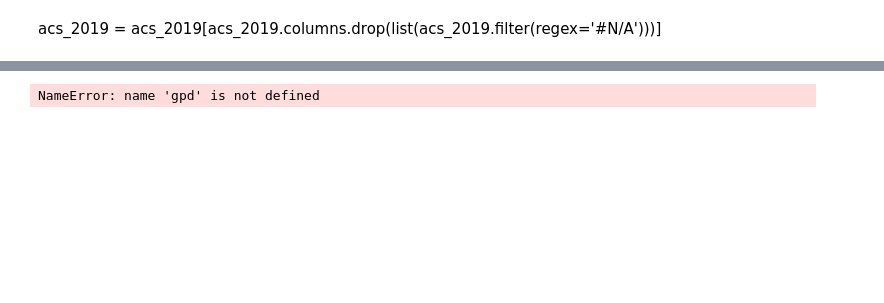
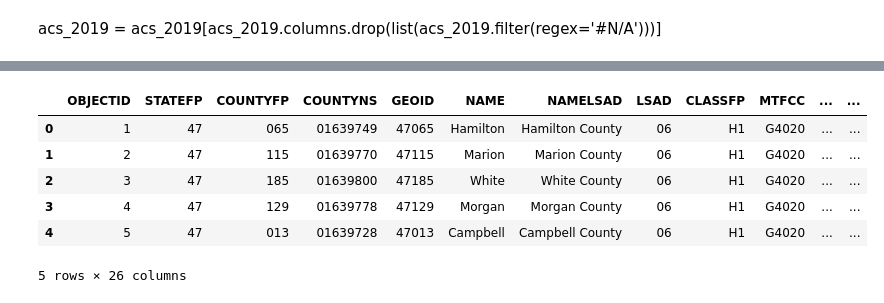
Before and after one commit to tigerbelle07/Capstone, a Jupyter notebook: notebooks/Capstone- Breast Cancer - Census Data_v2.ipynb, the cells around one changed output, grey strips where cells are left out. Saved outputs shown, nothing was run; the diff lists cells and outputs as text; code cells hidden in the pictures; blank space fills up the shorter version.

```diff
--- a/notebooks/Capstone- Breast Cancer - Census Data_v2.ipynb
+++ b/notebooks/Capstone- Breast Cancer - Census Data_v2.ipynb
@@ -27,4 +52,0 @@ acs_census
-# %%
-counties = gpd.read_file('../data/county/TN_counties.shp')
-# %% [output]
-NameError: name 'gpd' is not defined
@@ -30,0 +55,10 @@ NameError: name 'gpd' is not defined
+# %%
+counties.head()
+# %% [output]
+|  | OBJECTID | STATEFP | COUNTYFP | COUNTYNS | GEOID | NAME | NAMELSAD | LSAD | CLASSFP | MTFCC | ... | ... |
+| 0 | 1 | 47 | 065 | 01639749 | 47065 | Hamilton | Hamilton County | 06 | H1 | G4020 | ... | ... |
+| 1 | 2 | 47 | 115 | 01639770 | 47115 | Marion | Marion County | 06 | H1 | G4020 | ... | ... |
+| 2 | 3 | 47 | 185 | 01639800 | 47185 | White | White County | 06 | H1 | G4020 | ... | ... |
+| 3 | 4 | 47 | 129 | 01639778 | 47129 | Morgan | Morgan County | 06 | H1 | G4020 | ... | ... |
+| 4 | 5 | 47 | 013 | 01639728 | 47013 | Campbell | Campbell County | 06 | H1 | G4020 | ... | ... |
+5 rows × 26 columns
```
Also changed, not shown: parts of 12 cells of this notebook.
